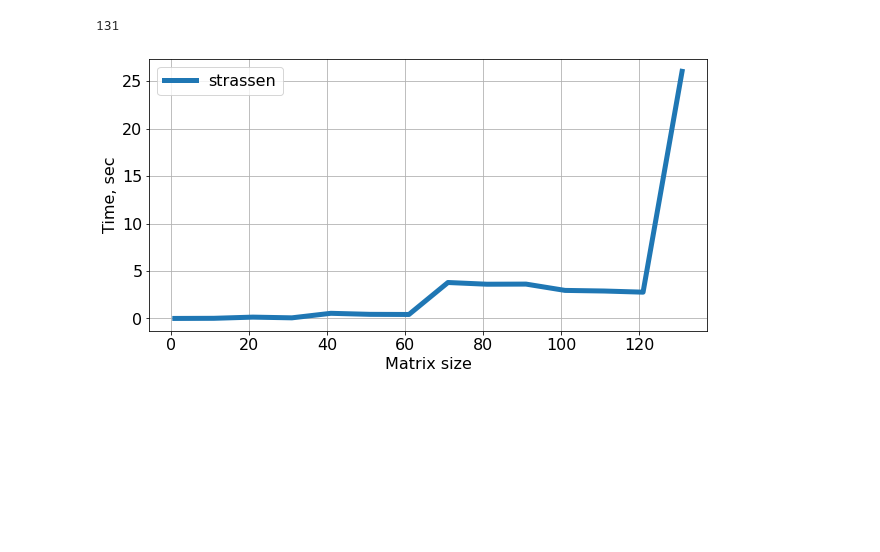
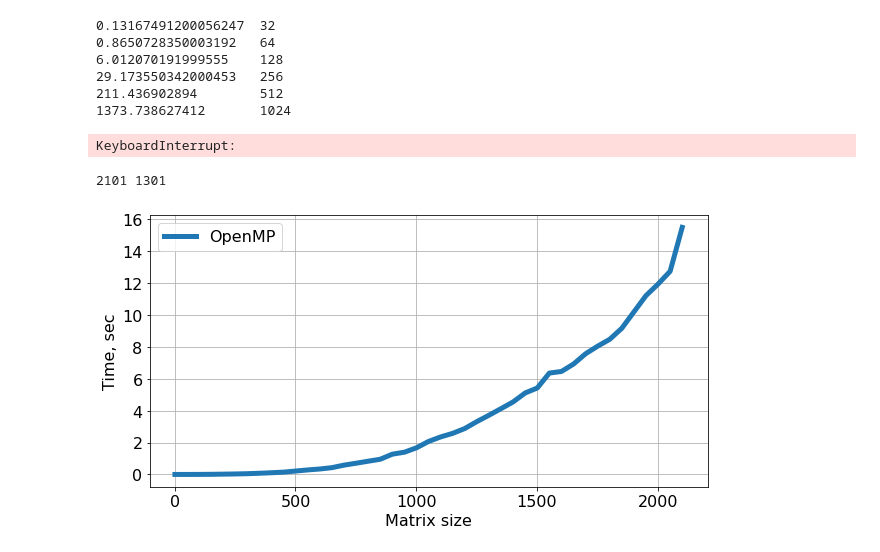
Before and after one commit to nikuznetsov/HPC_course_2022, a Jupyter notebook: PROJECT/Python_matmul.ipynb, the cells around one changed output. Cells and saved outputs as stored; diff of their text form; code cells hidden in the pictures; blank space fills up the shorter version.

```diff
--- a/PROJECT/Python_matmul.ipynb
+++ b/PROJECT/Python_matmul.ipynb
@@ -138,24 +138,42 @@ plotting(N_array, numpy_time, label='numpy')
 # %%
 str_time = []
-N_array = []
-t_final = 0
-N = 1
+N_array = [32, 64, 128, 256, 512, 1024, 2048, 4096]
 
-while t_final < 15:
+for N in N_array:
     A, B = np.random.rand(N,N), np.random.rand(N,N)
 
     t0 = time.perf_counter()
     strassen(A, B)
     t_final = time.perf_counter()-t0
-    str_time.append(t_final)
 
-    N_array.append(N)
-    N += 10
-
-print(N_array[-1])
+    print(f'{t_final:<20} {N}')
 # %% [output]
-131
+0.13167491200056247  32
+0.8650728350003192   64
+6.012070191999555    128
+29.173550342000453   256
+211.436902894        512
+1373.738627412       1024
+KeyboardInterrupt:
-# %%
-plotting(N_array, str_time, label='strassen')
-# %% [output]
-[figure, removed]
+# %%
+omp_data, ijk_data = [], []
+omp_N, ijk_N = [], []
+
+with open('output_ijk_omp.txt') as file:
+    for line in file:
+        a = line.split()
+
+        if a[3] == '(OpenMP)':
+            omp_data.append(float(a[4]))
+            omp_N.append(int(a[2]))
+        else:
+            ijk_data.append(float(a[4]))
+            ijk_N.append(int(a[2]))
+
+print(omp_N[-1], ijk_N[-1])
+# %% [output]
+2101 1301
+# %%
+plotting(omp_N, omp_data, label='OpenMP')
+# %% [output]
+[figure, added]
```
Also changed, not shown: parts of 7 cells of this notebook.
